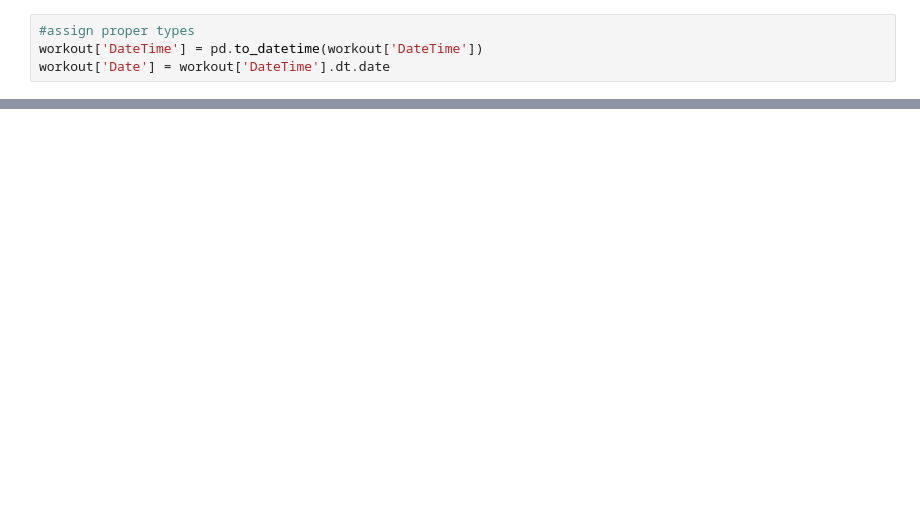
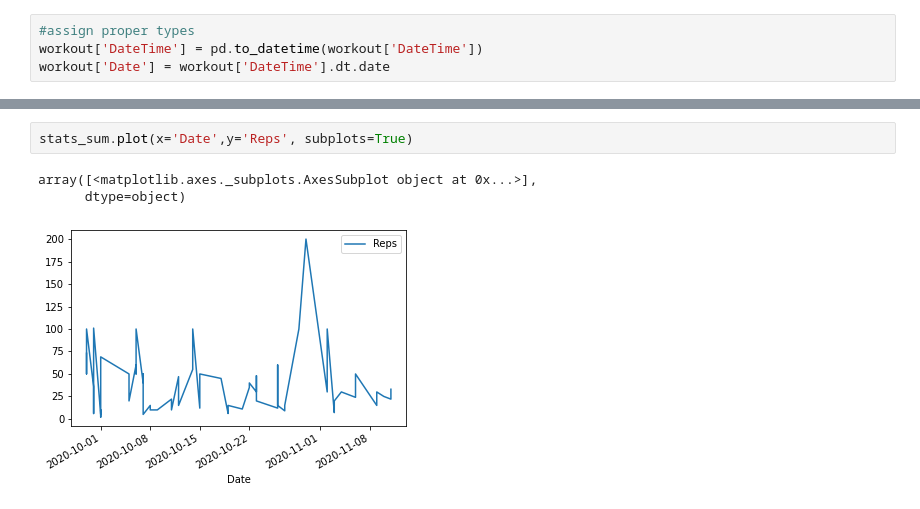
Before and after one commit to tisSoFluffy/WorkoutTracker, a Jupyter notebook: workoutStats.ipynb, the cells around one changed output, grey strips where cells are left out. Cells and saved outputs as stored; diff of their text form; blank space fills up the shorter version.

```diff
--- a/workoutStats.ipynb
+++ b/workoutStats.ipynb
@@ -37,0 +51,6 @@ stats.mean()
+# %%
+stats_sum.plot(x='Date',y='Reps', subplots=True)
+# %% [output]
+array([<matplotlib.axes._subplots.AxesSubplot object at 0x...>],
+      dtype=object)
+[figure, added]
```
Also changed, not shown: parts of 5 cells of this notebook, 4 other files.
